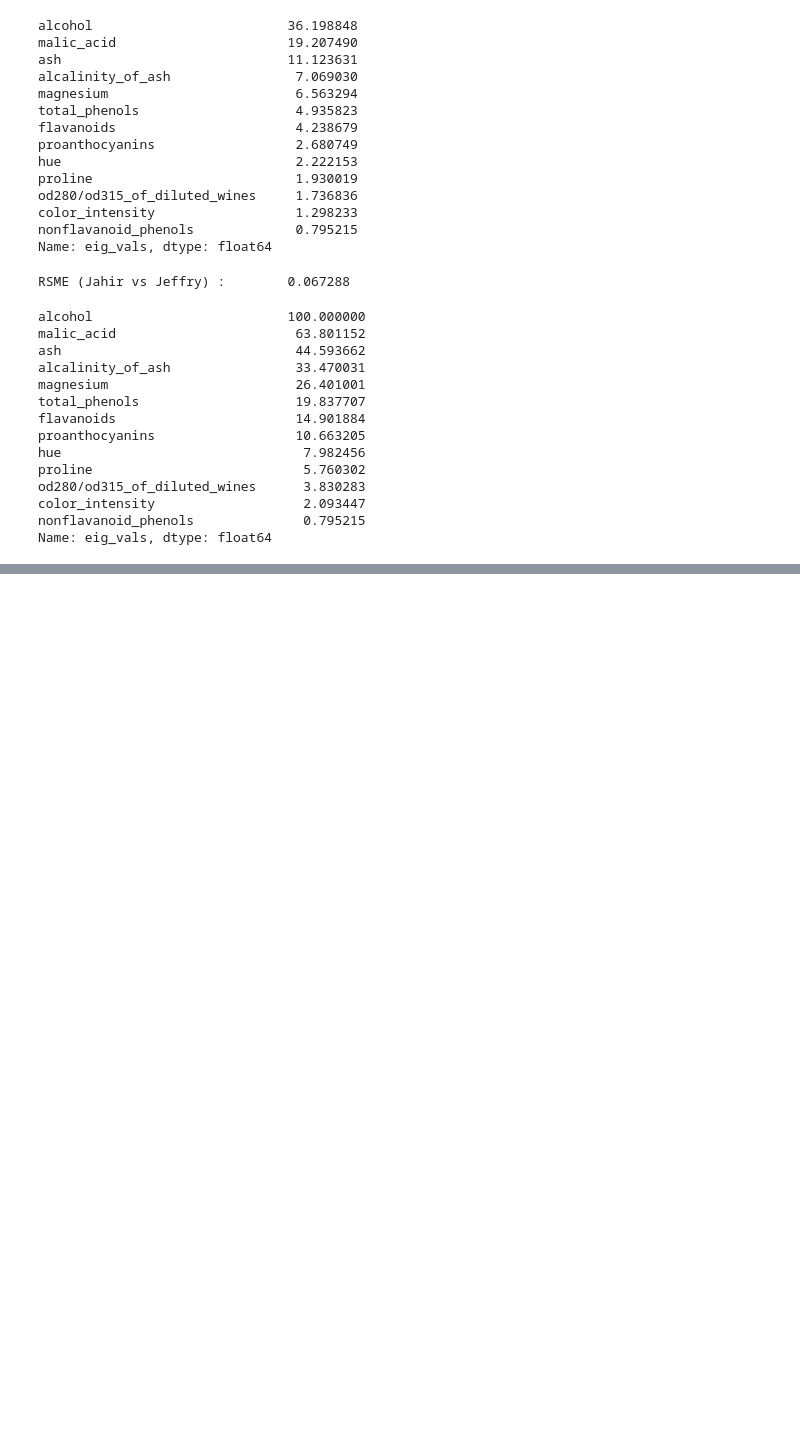
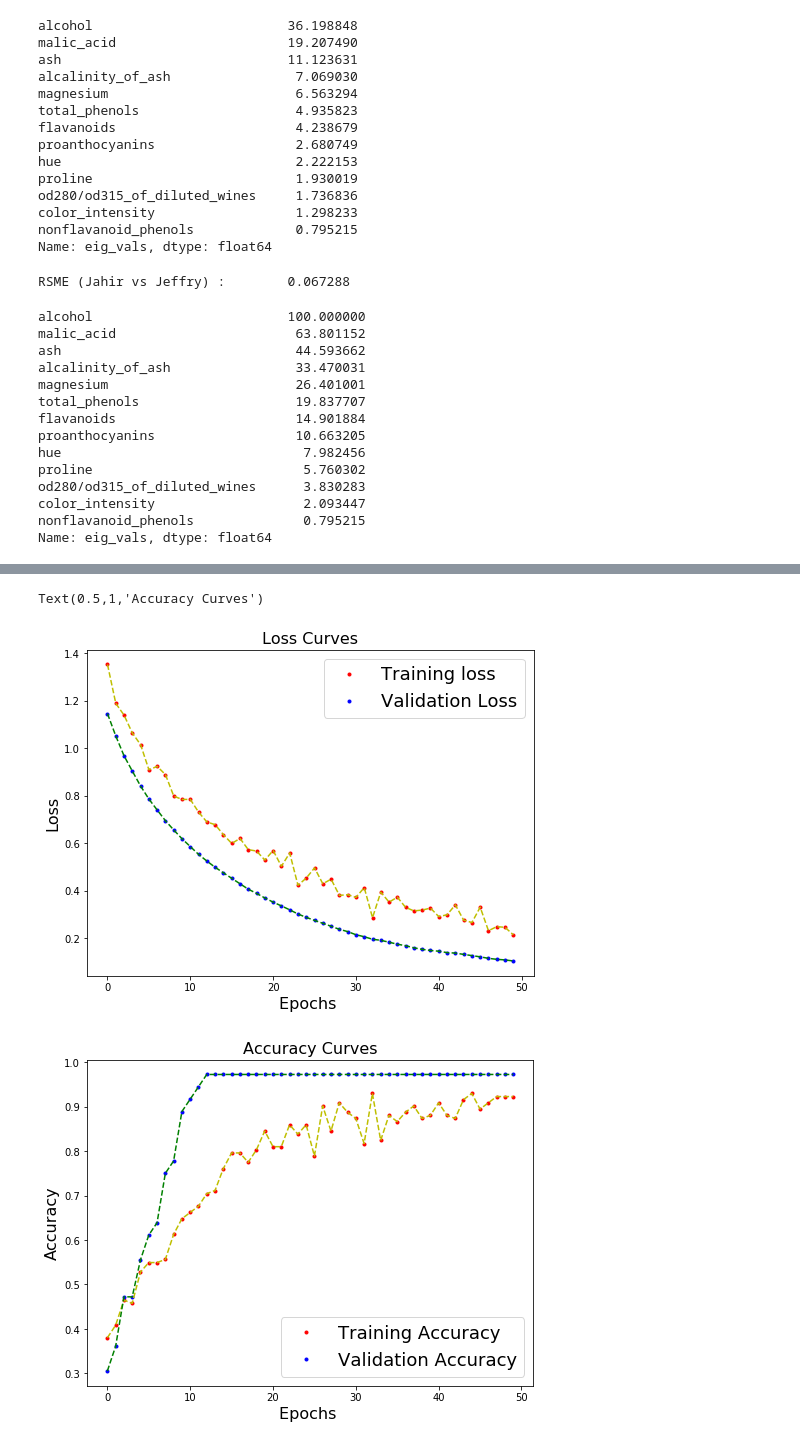
Before and after one commit to jahirmedinacs/pca-p3, a Jupyter notebook: wine-pca.ipynb, the cells around one changed output, grey strips where cells are left out. Cells and saved outputs as stored; diff of their text form; code cells hidden in the pictures; blank space fills up the shorter version.

```diff
--- a/wine-pca.ipynb
+++ b/wine-pca.ipynb
@@ -250,7 +250,7 @@ sys.path.append(os.path.abspath(os.curdir) + "/")
 # %%
 from pca import PCA as pca_
 # %%
-targets = wine.iloc[:,-3:].copy
+targets = wine.iloc[:,-3:].copy()
 
 wine = wine.iloc[:,:-3]
 
@@ -389,0 +405,9 @@ plt.plot(dummy[0], "--g")
+# %%
+num_data = wine.shape[0]
+sample_ratio = 0.8
+
+index_list = np.arange(num_data, dtype=int)
+np.random.shuffle(index_list)
+
+train__ = index_list[:int(num_data * sample_ratio)]
+test___ = index_list[int(num_data * sample_ratio):]
@@ -389,0 +474,7 @@ plt.plot(dummy[0], "--g")
+# %%
+epochs = 50
+batch_size = 25
+
+model1 = createModel(input_shape, num_classes)
+
+model1.compile(optimizer='adadelta', loss='categorical_crossentropy', metrics=['accuracy'])
@@ -389,0 +501,29 @@ plt.plot(dummy[0], "--g")
+# %%
+history = model1.fit(x_train, y_train, batch_size=batch_size, epochs=epochs, verbose=1,
+                   validation_data=(x_test, y_test))
+
+model1.evaluate(x_test, y_test)
+
+
+# Loss Curves
+plt.figure(figsize=[8,6])
+plt.plot(history.history['loss'],'.r')
+plt.plot(history.history['val_loss'],'.b')
+plt.plot(history.history['loss'],'--y')
+plt.plot(history.history['val_loss'],'--g')
+plt.legend(['Training loss', 'Validation Loss'],fontsize=18)
+plt.xlabel('Epochs ',fontsize=16)
+plt.ylabel('Loss',fontsize=16)
+plt.title('Loss Curves',fontsize=16)
+
+# Accuracy Curves
+plt.figure(figsize=[8,6])
+plt.plot(history.history['acc'],'.r')
+plt.plot(history.history['val_acc'],'.b')
+plt.plot(history.history['acc'],'--y')
+plt.plot(history.history['val_acc'],'--g')
+plt.legend(['Training Accuracy', 'Validation Accuracy'],fontsize=18)
+plt.xlabel('Epochs ',fontsize=16)
+plt.ylabel('Accuracy',fontsize=16)
+plt.title('Accuracy Curves',fontsize=16)
+# %% [output]
@@ -389,0 +547,3 @@ plt.plot(dummy[0], "--g")
+Text(0.5,1,'Accuracy Curves')
+[figure, added]
+[figure, added]
```
Also changed, not shown: parts of 9 cells of this notebook.
